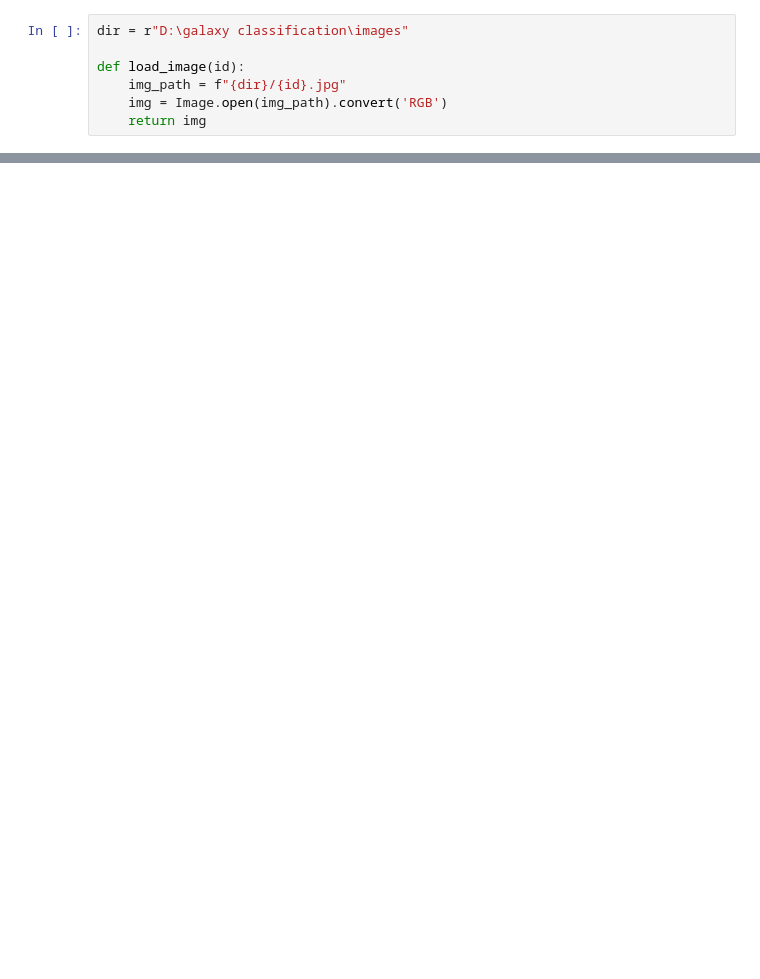
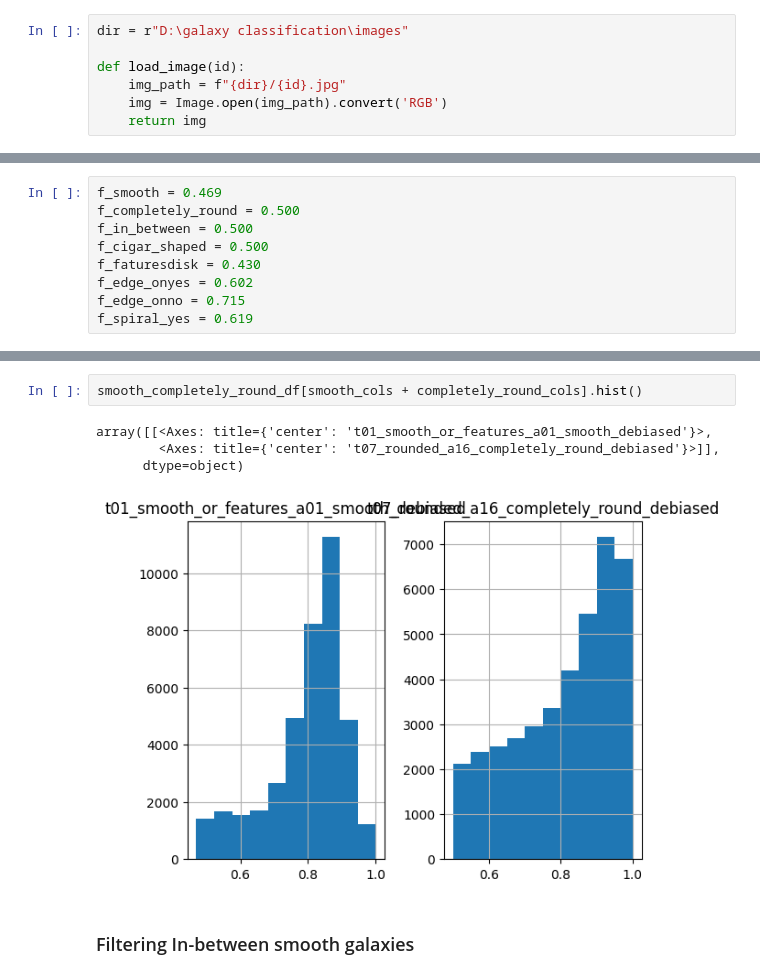
Before and after one commit to YubikNakarmi/galaxy-classification, a Jupyter notebook: notebooks/EDA.ipynb, the cells around one changed output, grey strips where cells are left out. Saved outputs shown, nothing was run; the diff lists cells and outputs as text; blank space fills up the shorter version.

```diff
--- a/notebooks/EDA.ipynb
+++ b/notebooks/EDA.ipynb
@@ -52,0 +82,9 @@ display(img)
+# %%
+f_smooth = 0.469
+f_completely_round = 0.500
+f_in_between = 0.500
+f_cigar_shaped = 0.500
+f_faturesdisk = 0.430
+f_edge_onyes = 0.602
+f_edge_onno = 0.715
+f_spiral_yes = 0.619
@@ -52,0 +115,9 @@ display(img)
+# %%
+smooth_completely_round_df[smooth_cols + completely_round_cols].hist()
+# %% [output]
+array([[<Axes: title={'center': 't01_smooth_or_features_a01_smooth_debiased'}>,
+        <Axes: title={'center': 't07_rounded_a16_completely_round_debiased'}>]],
+      dtype=object)
+[figure, added]
+# %% [markdown]
+### Filtering In-between smooth galaxies
```
Also changed, not shown: parts of 15 cells of this notebook, 3 other files.
